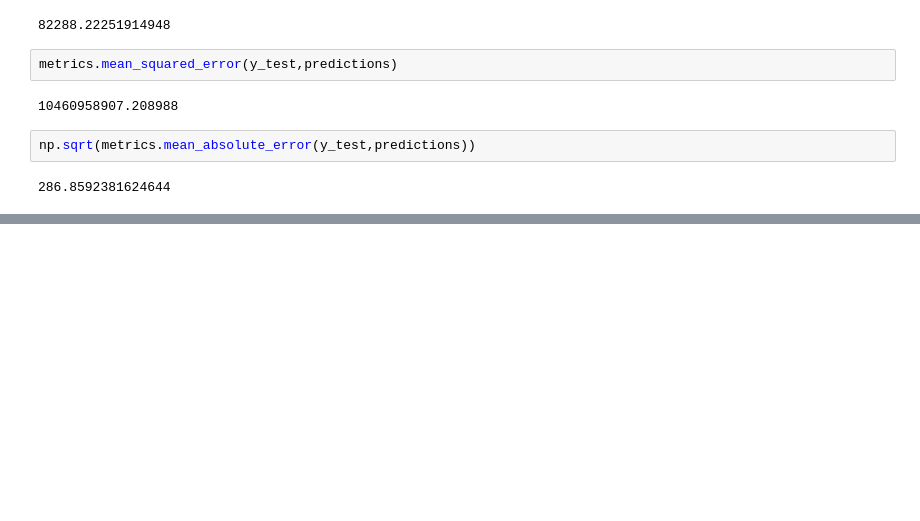
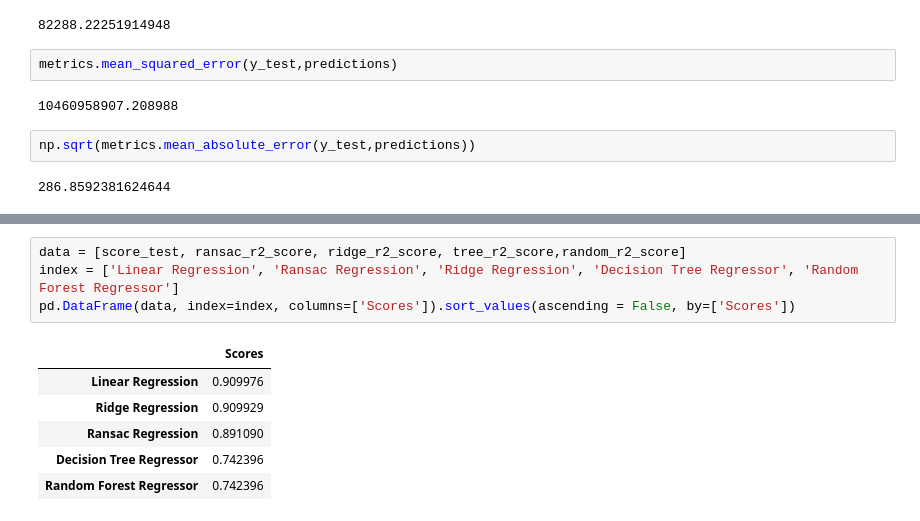
Before and after one commit to dikshajoshi18/HousePricePrediction, a Jupyter notebook: HOUSE PRICE PREDICTION(LINEAR REGRESSION).ipynb, the cells around one changed output, grey strips where cells are left out. Cells and saved outputs as stored; diff of their text form; blank space fills up the shorter version.

```diff
--- a/HOUSE PRICE PREDICTION(LINEAR REGRESSION).ipynb
+++ b/HOUSE PRICE PREDICTION(LINEAR REGRESSION).ipynb
@@ -158,0 +258,11 @@ np.sqrt(metrics.mean_absolute_error(y_test,predictions))
+# %%
+data = [score_test, ransac_r2_score, ridge_r2_score, tree_r2_score,random_r2_score]
+index = ['Linear Regression', 'Ransac Regression', 'Ridge Regression', 'Decision Tree Regressor', 'Random Forest Regressor']
+pd.DataFrame(data, index=index, columns=['Scores']).sort_values(ascending = False, by=['Scores'])
+# %% [output]
+|  | Scores |
+| Linear Regression | 0.909976 |
+| Ridge Regression | 0.909929 |
+| Ransac Regression | 0.891090 |
+| Decision Tree Regressor | 0.742396 |
+| Random Forest Regressor | 0.742396 |
```
Also changed, not shown: parts of 14 cells of this notebook.
